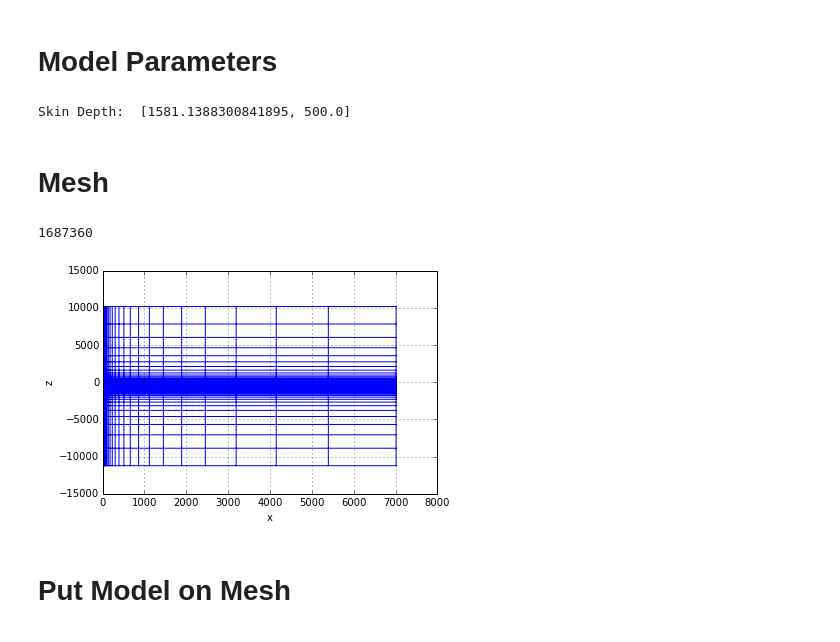
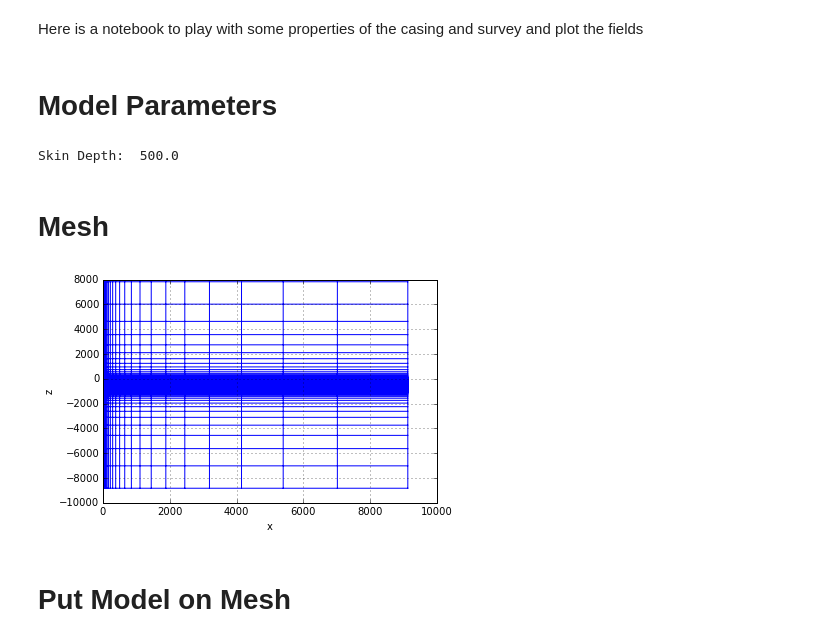
Before and after one commit to simpeg/presentations, a Jupyter notebook: SciPy2015/EdIndustryResearch/CasingResearchEx.ipynb, the cells around one changed output. Cells and saved outputs as stored; diff of their text form; code cells hidden in the pictures.

```diff
--- a/SciPy2015/EdIndustryResearch/CasingResearchEx.ipynb
+++ b/SciPy2015/EdIndustryResearch/CasingResearchEx.ipynb
@@ -9,10 +7,11 @@ Populating the interactive namespace from numpy and matplotlib
+# %% [markdown]
+Here is a notebook to play with some properties of the casing and survey and plot the fields
 # %% [markdown]
 # Model Parameters
 # %%
 # Model Resistivities (Ohm-m)
 rhoback = 10. # background
 rhoair = 1e8 # air
-rhoreservoir = 1. #reservoir layer
 rhocasing = 1./5.5e6 # conductivity of carbon steel
 rhoinside = 1. # conductivity of fluid filling well (Commer et al uses 0.3333 S/m)
 
@@ -20,43 +19,36 @@ rhoinside = 1. # conductivity of fluid filling well (Commer et al uses 0.3333 S/
 murback = 1.
 murcasing = 100. # permeability of casing
 
-# depths (air-earth interface at 0, z-positive up)
-zreservoir = [-1000., -950.]
-zcasing = [-1050., 0.]
-
 # casing parameters
 d = 10e-2 # 10cm diameter casing
 t = 1e-2  # 1cm thickness
 casing_a = d/2.
 casing_b = d/2. + t
+zcasing = [-1000., 0.]
 
 # Survey Params
-freqs = [1.,10.]
-dsz = -1000. # down-hole z source location
+freq = 10.
+dsz = -900. # down-hole z source location
 
-print 'Skin Depth: ', [(500./np.sqrt(1./rhoback*_)) for _ in freqs]
+skdpth = (500./np.sqrt(1./rhoback*freq))
+print 'Skin Depth: ',skdpth
 # %% [output]
-Skin Depth:  [1581.1388300841895, 500.0]
+Skin Depth:  500.0
 # %% [markdown]
 # Mesh
 # %%
 csx,csz = 2.5e-3, 0.05 # core cell size in x,z directions
-ncx, npadxi, npadxo = np.ceil((d/2.+t)/csx+5), 0, 51 # number of core cells, number of padding cells in the x- direction
-ncz, npadzu, npadzd = np.ceil(-zcasing[0]/csz+10), 41, 41 # number of core cells, number of padding cells in the x- direction
+ncx, npadxi, npadxo = np.ceil((d/2.+t)/csx+5), 0, 52 # number of core cells, number of padding cells in the x- direction
+ncz, npadzu, npadzd = np.ceil(-zcasing[0]/csz+10), 40, 40 # number of core cells, number of padding cells in the x- direction
 
 hx = Utils.meshTensor([(csx,ncx), (csx,npadxo,1.3)]) # vector of cell widths in the x-direction
 hz = Utils.meshTensor([(csz,npadzd,-1.3), (csz,ncz), (csz,npadzu,1.3)]) # vector of cell widths in the z-direction
 meshp = Mesh.CylMesh([hx,1,hz], [0.,0.,-np.sum(hz[:npadzu+ncz-5])]) # define the cylindrical mesh
 
 # Plot the Mesh
-fig, ax = plt.subplots(1, 1, figsize=(6, 4))
-meshp.plotGrid(ax=ax)
-# ax.axis([0., 0.2,-1500., 3.])
-
-print meshp.nC
+meshp.plotGrid()
 # %% [output]
-1687360
-[figure, old version]
+[figure, new version]
 # %% [markdown]
 # Put Model on Mesh
 # %%
```
Also changed, not shown: parts of 13 cells of this notebook, 1 other file.
